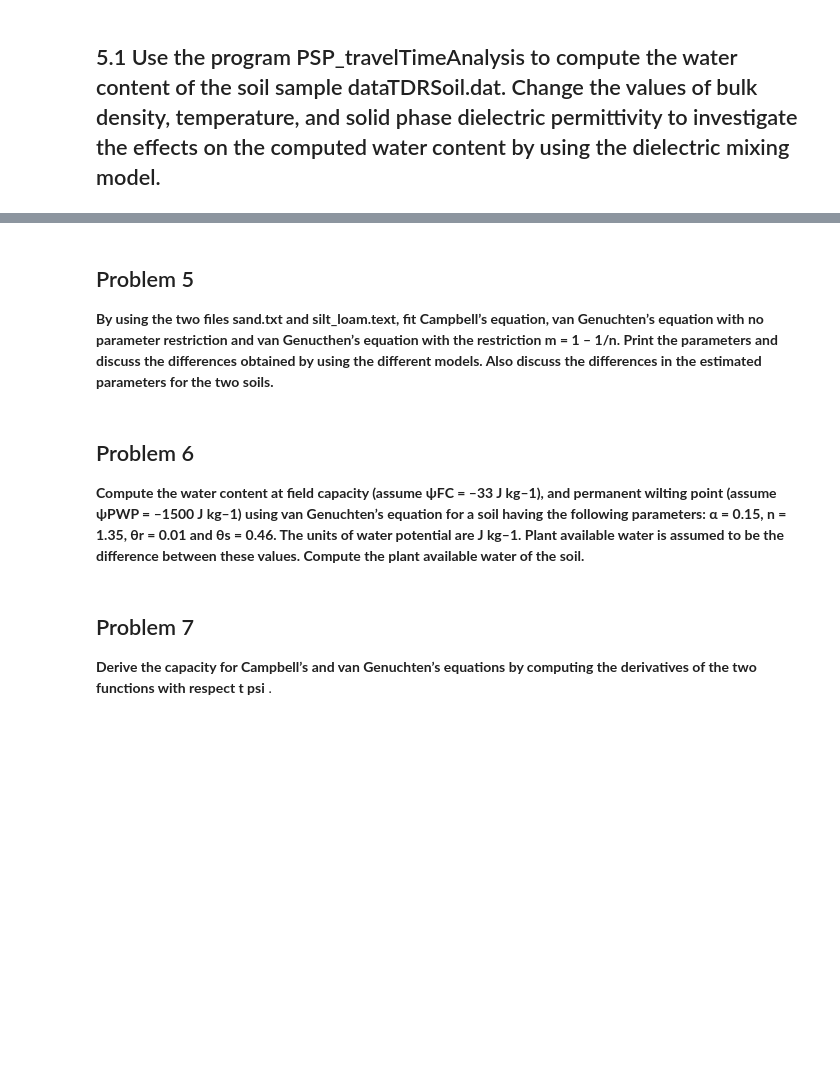
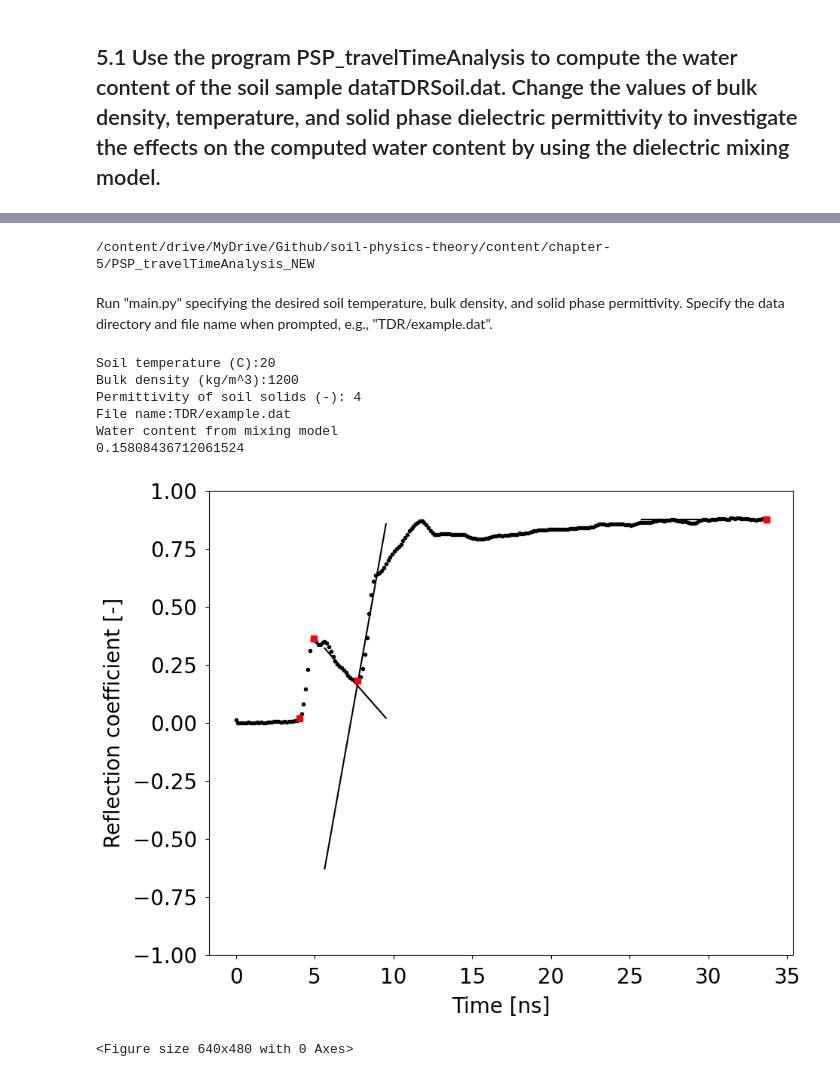
Before and after one commit to soil-physics-okstate/soil-physics-theory, a Jupyter notebook: content/chapter-5/teo_ch5_hw.ipynb, the cells around one changed output, grey strips where cells are left out. Drawn from its saved outputs; the diff is of its cells as text; code cells hidden in the pictures; blank space fills up the shorter version.

Commit message:
changes to TDR waveform analysis code for problem 5.1

```diff
--- a/content/chapter-5/teo_ch5_hw.ipynb
+++ b/content/chapter-5/teo_ch5_hw.ipynb
@@ -133,20 +16,17 @@ Table 5.4**
-# %% [markdown]
-## Problem 5
-**By using the two files sand.txt and silt_loam.text, fit Campbell’s equation,
-van Genuchten’s equation with no parameter restriction and van Genucthen’s
-equation with the restriction m = 1 – 1/n. Print the parameters and discuss the differences
-obtained by using the different models. Also discuss the differences in the
-estimated parameters for the two soils.**
-# %% [markdown]
-## Problem 6
-**Compute the water content at field capacity (assume ψFC = –33 J kg–1), and
-permanent wilting point (assume ψPWP = –1500 J kg–1) using van Genuchten’s
-equation for a soil having the following parameters: α = 0.15, n = 1.35, θr = 0.01
-and θs = 0.46. The units of water potential are J kg–1. Plant available water is assumed
-to be the difference between these values. Compute the plant available water
-of the soil.**
-# %% [markdown]
-## Problem 7
-**Derive the capacity for Campbell’s and van Genuchten’s equations by computing
-the derivatives of the two functions with respect t psi**
-.
+# %%
+cd PSP_travelTimeAnalysis_NEW/
+# %% [output]
+/content/drive/MyDrive/Github/soil-physics-theory/content/chapter-5/PSP_travelTimeAnalysis_NEW
+# %% [markdown]
+Run "main.py" specifying the desired soil temperature, bulk density, and solid phase permittivity. Specify the data directory and file name when prompted, e.g., "TDR/example.dat".
+# %%
+run main.py
+# %% [output]
+Soil temperature (C):20
+Bulk density (kg/m^3):1200
+Permittivity of soil solids (-): 4
+File name:TDR/example.dat
+Water content from mixing model
+0.15808436712061524
+[figure, added]
+<Figure size 640x480 with 0 Axes>
```
Also changed, not shown: parts of 16 cells of this notebook, 3 other files.
